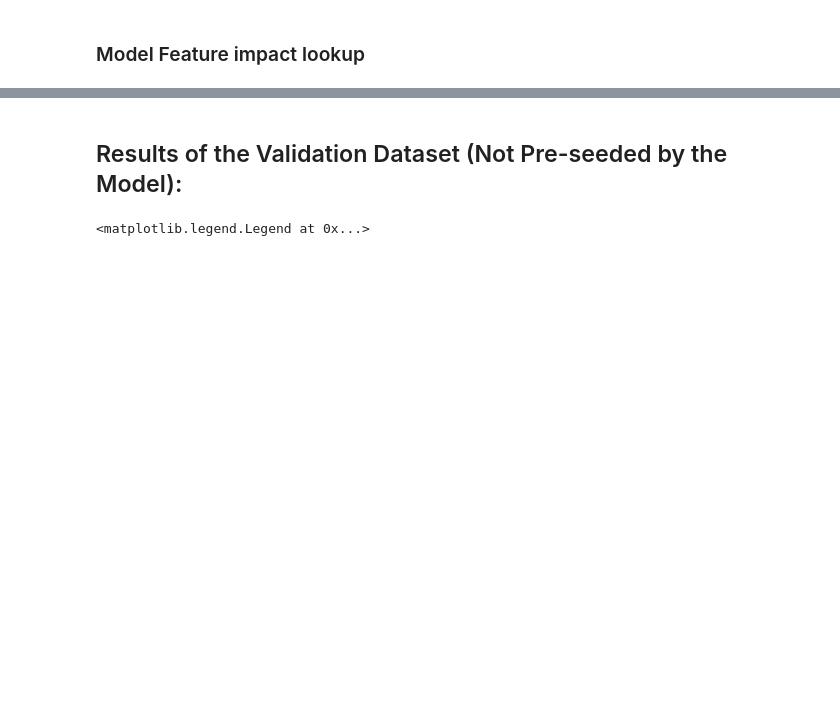
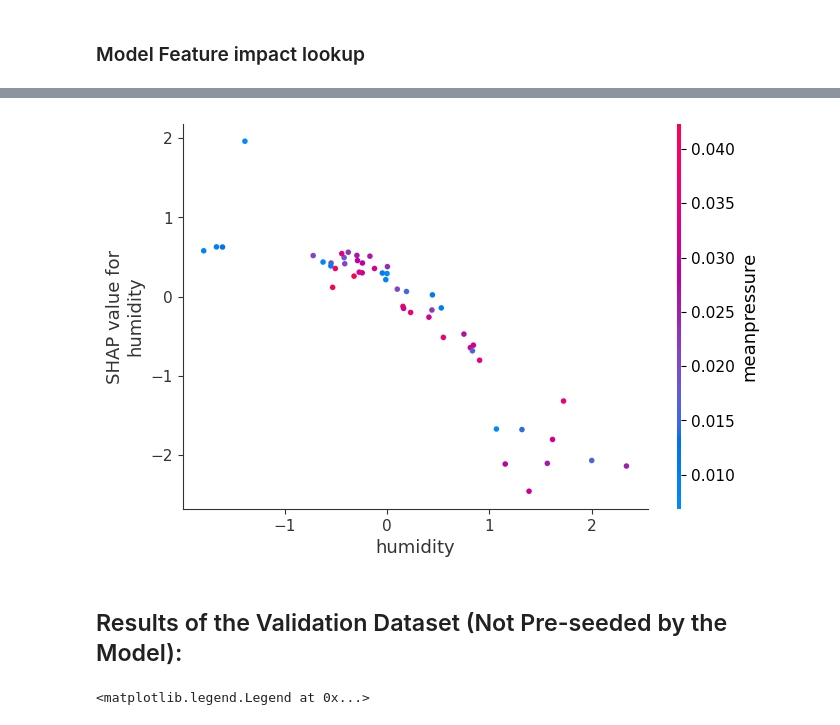
Before and after one commit to GuilhermeKnipl/Data-Science-Lab, a Jupyter notebook: frameworks_notebooks/GradBoost.ipynb, the cells around one changed output, grey strips where cells are left out. Saved outputs shown, nothing was run; the diff lists cells and outputs as text; code cells hidden in the pictures; blank space fills up the shorter version.

```diff
--- a/frameworks_notebooks/GradBoost.ipynb
+++ b/frameworks_notebooks/GradBoost.ipynb
@@ -111,3 +127,7 @@ shap.force_plot(shap_values, x_val_df)
+# %%
+shap.dependence_plot("humidity", shap_values.values, x_val_df, interaction_index="auto")
+# %% [output]
+[figure, added]
 # %% [markdown]
 ## Results of the Validation Dataset (Not Pre-seeded by the Model):
 # %%
```
Also changed, not shown: parts of 4 cells of this notebook.
